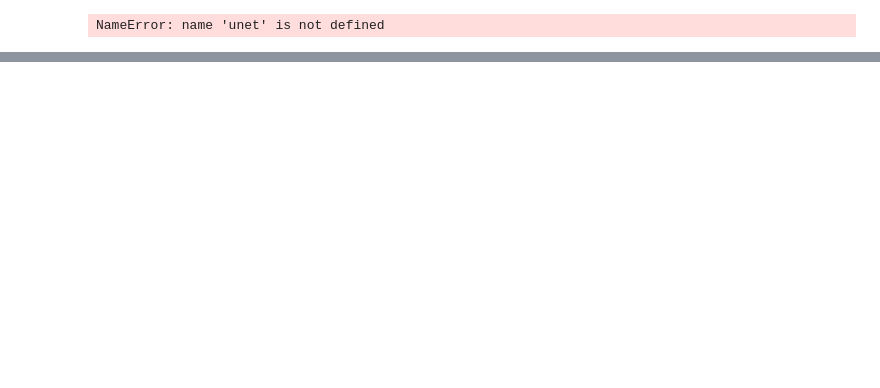
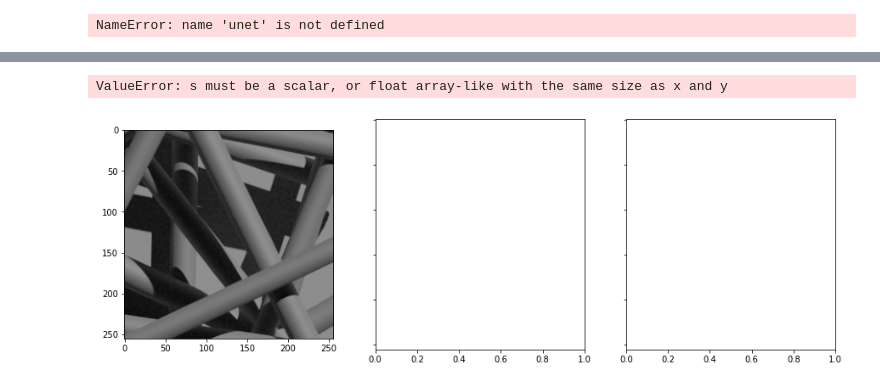
Before and after one commit to yaelsuarez/diameterY, a Jupyter notebook: segmentation/segmentation.ipynb, the cells around one changed output, grey strips where cells are left out. Cells and saved outputs as stored; diff of their text form; code cells hidden in the pictures; blank space fills up the shorter version.

```diff
--- a/segmentation/segmentation.ipynb
+++ b/segmentation/segmentation.ipynb
@@ -279,0 +325,22 @@ NameError: name 'unet' is not defined
+# %%
+unet = keras.models.load_model("unet-v1_checkpoint")
+
+def create_test_table(test_batch_path:str, model):
+    test_batch = np.load(test_batch_path)
+    pred = model.predict(test_batch['x'])
+    for x, y, ŷ in zip(test_batch['x'], test_batch['y'], pred):
+        fig, (axX, axY, axYhat) = plt.subplots(1, 3, sharey=True, figsize=(15,5))
+        axX.imshow(x[:,:,0], vmin=0, vmax=1, cmap='gray')
+        point = np.argwhere(x[:,:,1])[0]
+        axX.scatter(point[1], point[0], 'r')
+        axX.set_title('X')
+        axY.imshow(y, vmin=0, vmax=1, cmap='bwr')
+        axY.set_title('Y')
+        axYhat.imshow(ŷ, vmax=1, vmin=0, cmap='bwr')
+        axYhat.set_title('prediction')
+        plt.show()
+        break
+
+test_batch_path = '/home/fer/projects/diameterY/segmentation/test_batch_0.npz'
+create_test_table(test_batch_path, unet)
+# %% [output]
@@ -279,0 +348,2 @@ NameError: name 'unet' is not defined
+ValueError: s must be a scalar, or float array-like with the same size as x and y
+[figure, added]
```
Also changed, not shown: parts of 15 cells of this notebook, 2 other files.
